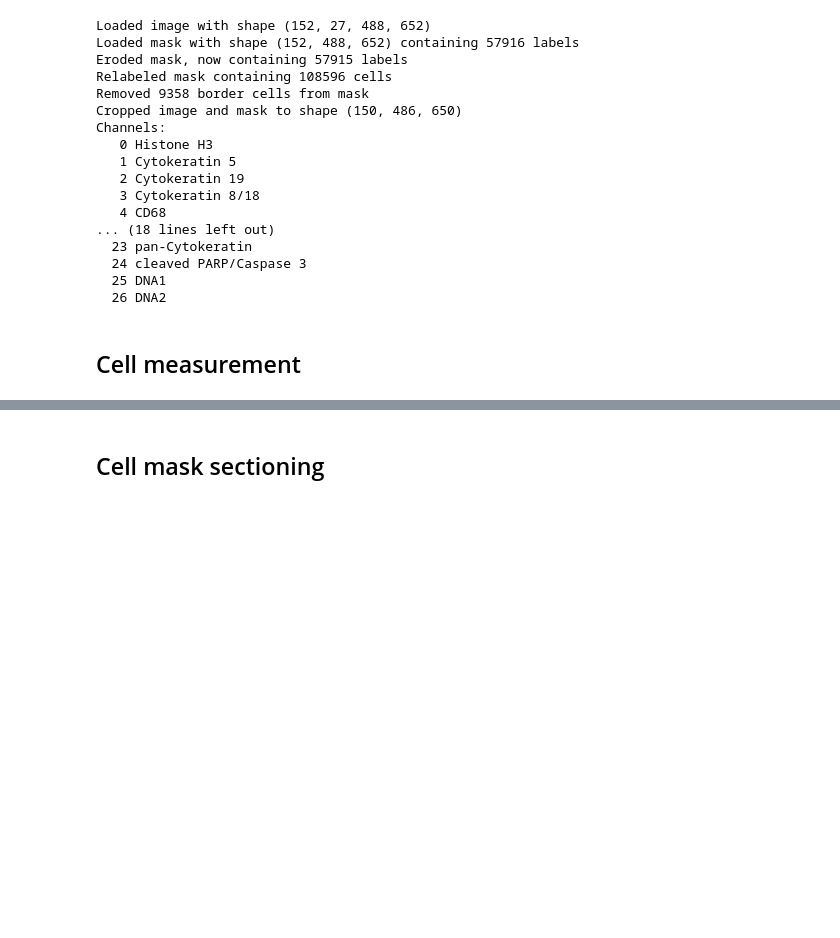
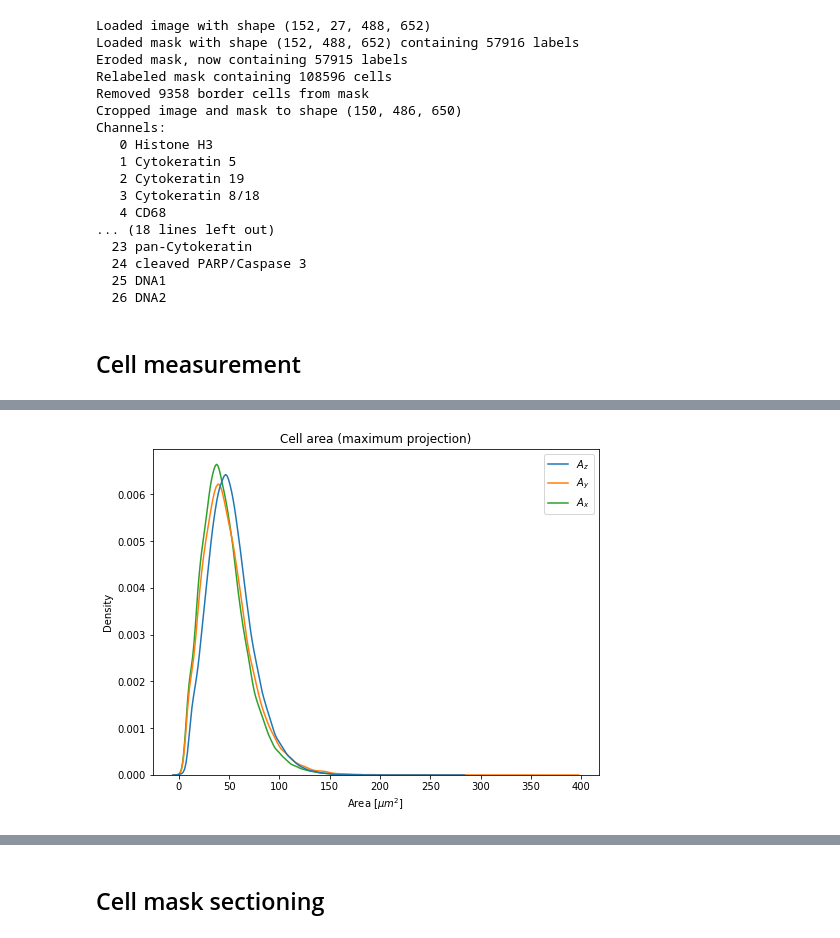
Before and after one commit to BodenmillerGroup/simutome, a Jupyter notebook: notebooks/parameter_estimation.ipynb, the cells around one changed output, grey strips where cells are left out. Cells and saved outputs as stored; diff of their text form; code cells hidden in the pictures; blank space fills up the shorter version.

```diff
--- a/notebooks/parameter_estimation.ipynb
+++ b/notebooks/parameter_estimation.ipynb
@@ -159,0 +141,14 @@ plt.show()
+# %%
+fig, ax = plt.subplots(figsize=(8, 6))
+
+area_cols = ["proj_cell_area_z_um2", "proj_cell_area_y_um2", "proj_cell_area_x_um2"]
+p = sns.kdeplot(data=cell_data[area_cols], hue_order=area_cols, ax=ax)
+for text, label in zip(p.legend_.texts, [ r"$A_z$", r"$A_y$", r"$A_x$"]):
+    text.set_text(label)
+ax.set_title("Cell area (maximum projection)")
+ax.set_xlabel(r"Area [$\mu m^2$]")
+ax.set_ylabel("Density")
+
+plt.show()
+# %% [output]
+[figure, added]
```
Also changed, not shown: parts of 19 cells of this notebook, 1 other file.
